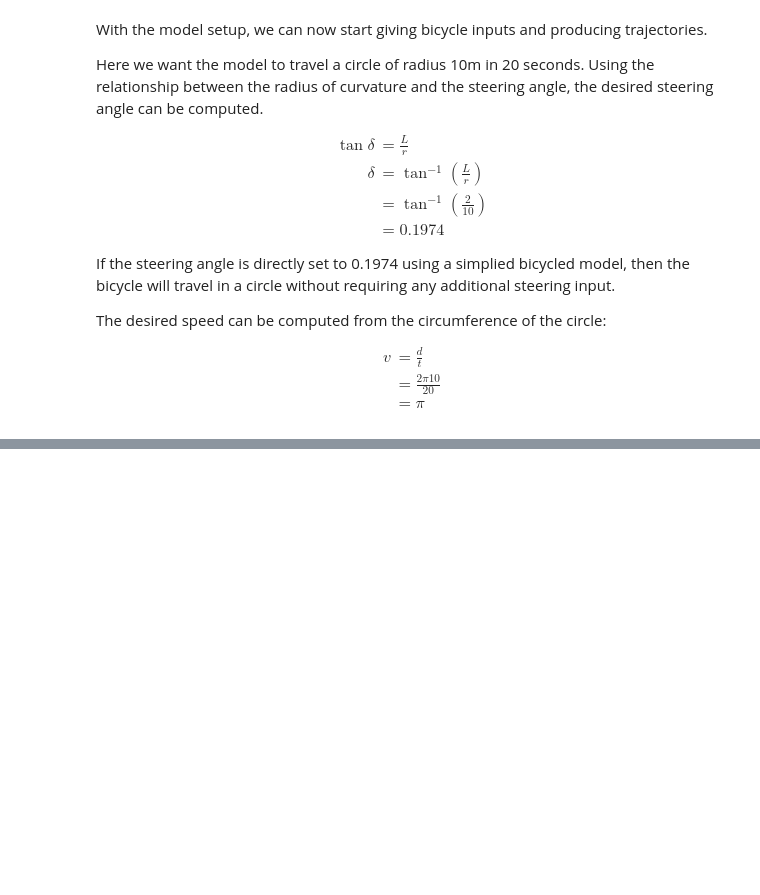
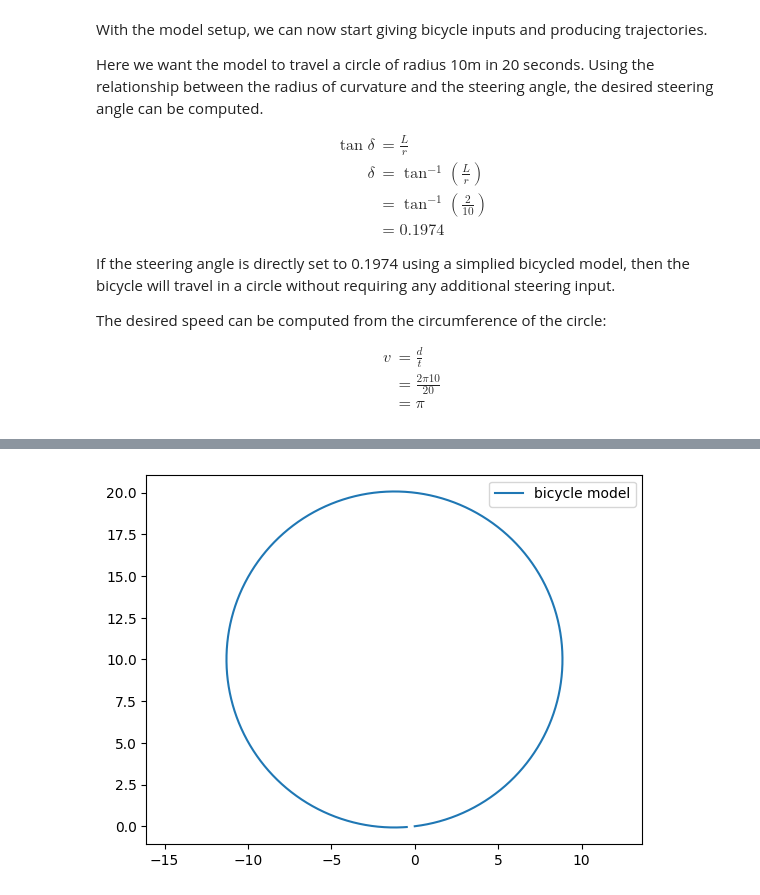
Before and after one commit to QuangMDoan/robotics, a Jupyter notebook: toronto/self-driving/course1/dynamic-modeling/kinematic_bicycle_model/Kinematic_Bicycle_Model.ipynb, the cells around one changed output, grey strips where cells are left out. Drawn from its saved outputs; the diff is of its cells as text; code cells hidden in the pictures; blank space fills up the shorter version.

```diff
--- a/toronto/self-driving/course1/dynamic-modeling/kinematic_bicycle_model/Kinematic_Bicycle_Model.ipynb
+++ b/toronto/self-driving/course1/dynamic-modeling/kinematic_bicycle_model/Kinematic_Bicycle_Model.ipynb
@@ -38,0 +99,25 @@ The desired speed can be computed from the circumference of the circle:
+# %%
+dt = 0.01
+end_time = 20
+
+R = 10
+
+model = Bicycle()
+model.delta = np.arctan2(model.L, R)
+
+t_data = np.arange(0, end_time, dt)
+x_series = np.zeros_like(t_data)
+y_series = np.zeros_like(t_data)
+
+for i in range(t_data.shape[0]):
+    x_series[i] = model.x
+    y_series[i] = model.y
+    model.step(np.pi, 0)
+    model.beta = 0
+
+plt.axis('equal')
+plt.plot(x_series, y_series, label="bicycle model")
+plt.legend()
+plt.show()
+# %% [output]
+[figure, added]
```
Also changed, not shown: parts of 6 cells of this notebook.
